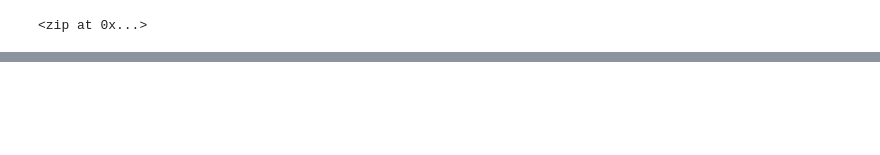
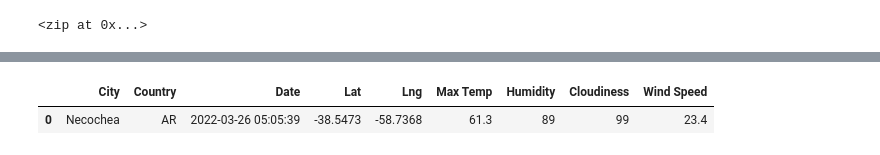
Before and after one commit to ussyed11/World_Weather_Analysis, a Jupyter notebook: WeatherPy.ipynb, the cells around one changed output, grey strips where cells are left out. Drawn from its saved outputs; the diff is of its cells as text; code cells hidden in the pictures; blank space fills up the shorter version.

```diff
--- a/WeatherPy.ipynb
+++ b/WeatherPy.ipynb
@@ -51,0 +149,8 @@ len(cities)
+# %%
+# Reorder the columns as City, Country, Date, Lat, Lng, Max Temp, Humidity, Cloudiness, Windspeed
+new_column_order = ["City", "Country", "Date", "Lat", "Lng", "Max Temp", "Humidity","Cloudiness", "Wind Speed"]
+city_data_df = city_data_df[new_column_order]
+city_data_df.head()
+# %% [output]
+|  | City | Country | Date | Lat | Lng | Max Temp | Humidity | Cloudiness | Wind Speed |
+| 0 | Necochea | AR | 2022-03-26 05:05:39 | -38.5473 | -58.7368 | 61.3 | 89 | 99 | 23.4 |
```
Also changed, not shown: parts of 7 cells of this notebook, 4 other files.
